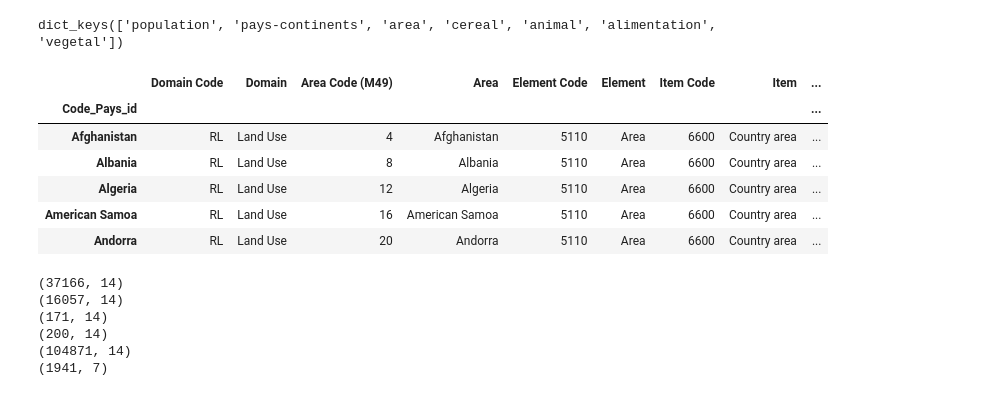
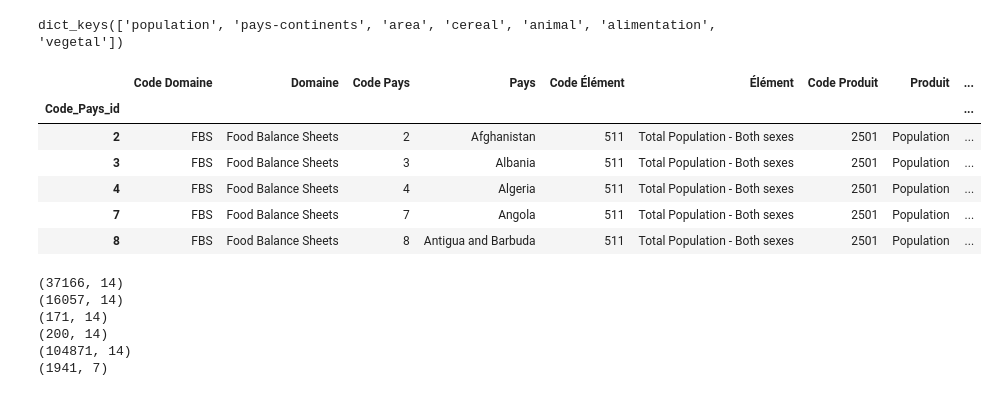
Before and after one commit to Tarik37/FAO_Project_Tarik_FengFeng, a Jupyter notebook: FAO_Data_Analyse_Fengfeng_Tarik.ipynb, the cells around one changed output. Cells and saved outputs as stored; diff of their text form; code cells hidden in the pictures.

```diff
--- a/FAO_Data_Analyse_Fengfeng_Tarik.ipynb
+++ b/FAO_Data_Analyse_Fengfeng_Tarik.ipynb
@@ -72,33 +72,33 @@ area= df_dict["area"]
 # %%
 # Définir les codes pays comme index des Df
 animal.index= animal["Code Pays"]
 animal.index.name= "Code_Pays_id"
 cereal.index= cereal["Code Pays"]
 cereal.index.name= "Code_Pays_id"
 population.index= population["Code Pays"]
 population.index.name= "Code_Pays_id"
 # Masque pour supprimer les autres valeurs de chine
 alimentation = alimentation[~alimentation['Pays'].isin(['Chine - RAS de Hong-Kong','Chine - RAS de Macao', 'Chine, continentale', 'Chine, Taiwan Province de'])]
 
 alimentation.index= alimentation["Code Pays"]
 alimentation.index.name= "Code_Pays_id"
 
 vegetal.index= vegetal["Code Pays"]
 vegetal.index.name= "Code_Pays_id"
 pays_continents.index= pays_continents["Code Pays"]
 pays_continents.index.name= "Code_Pays_id"
 
 area.index= area["Area"]
 area.index.name= "Code_Pays_id"
-area.head(5)
+population.head(5)
 # %% [output]
-|  | Domain Code | Domain | Area Code (M49) | Area | Element Code | Element | Item Code | Item | ... |
+|  | Code Domaine | Domaine | Code Pays | Pays | Code Élément | Élément | Code Produit | Produit | ... |
 | Code_Pays_id |  |  |  |  |  |  |  |  | ... |
-| Afghanistan | RL | Land Use | 4 | Afghanistan | 5110 | Area | 6600 | Country area | ... |
-| Albania | RL | Land Use | 8 | Albania | 5110 | Area | 6600 | Country area | ... |
-| Algeria | RL | Land Use | 12 | Algeria | 5110 | Area | 6600 | Country area | ... |
-| American Samoa | RL | Land Use | 16 | American Samoa | 5110 | Area | 6600 | Country area | ... |
-| Andorra | RL | Land Use | 20 | Andorra | 5110 | Area | 6600 | Country area | ... |
+| 2 | FBS | Food Balance Sheets | 2 | Afghanistan | 511 | Total Population - Both sexes | 2501 | Population | ... |
+| 3 | FBS | Food Balance Sheets | 3 | Albania | 511 | Total Population - Both sexes | 2501 | Population | ... |
+| 4 | FBS | Food Balance Sheets | 4 | Algeria | 511 | Total Population - Both sexes | 2501 | Population | ... |
+| 7 | FBS | Food Balance Sheets | 7 | Angola | 511 | Total Population - Both sexes | 2501 | Population | ... |
+| 8 | FBS | Food Balance Sheets | 8 | Antigua and Barbuda | 511 | Total Population - Both sexes | 2501 | Population | ... |
 # %%
 # nb lignes et nb colonnes de nos df
 print(animal.shape)
```
Also changed, not shown: parts of 23 cells of this notebook.
